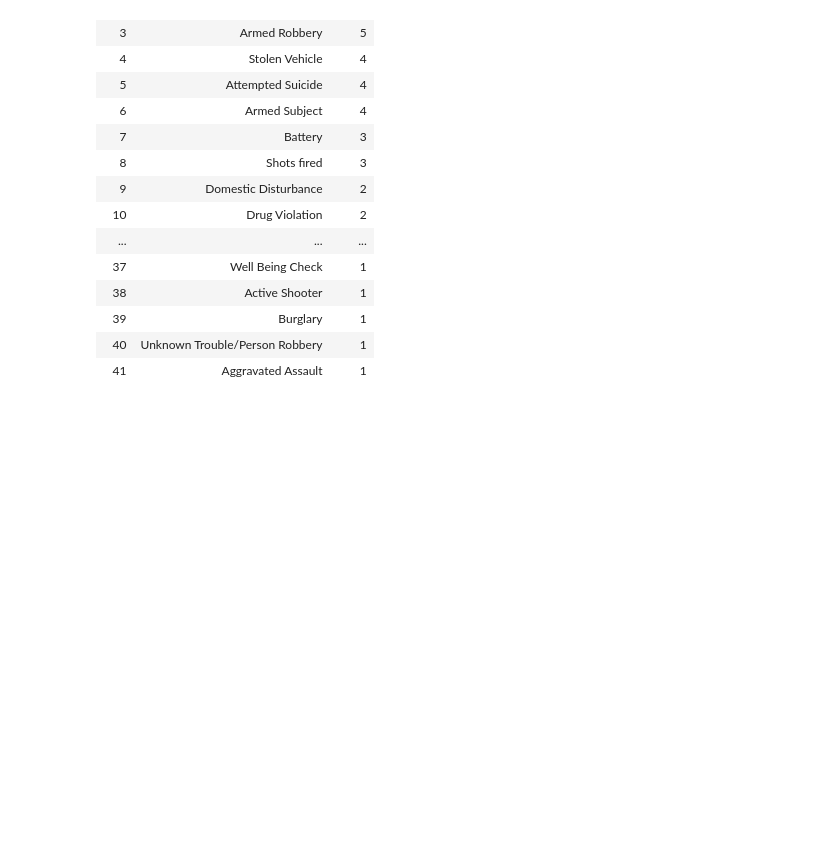
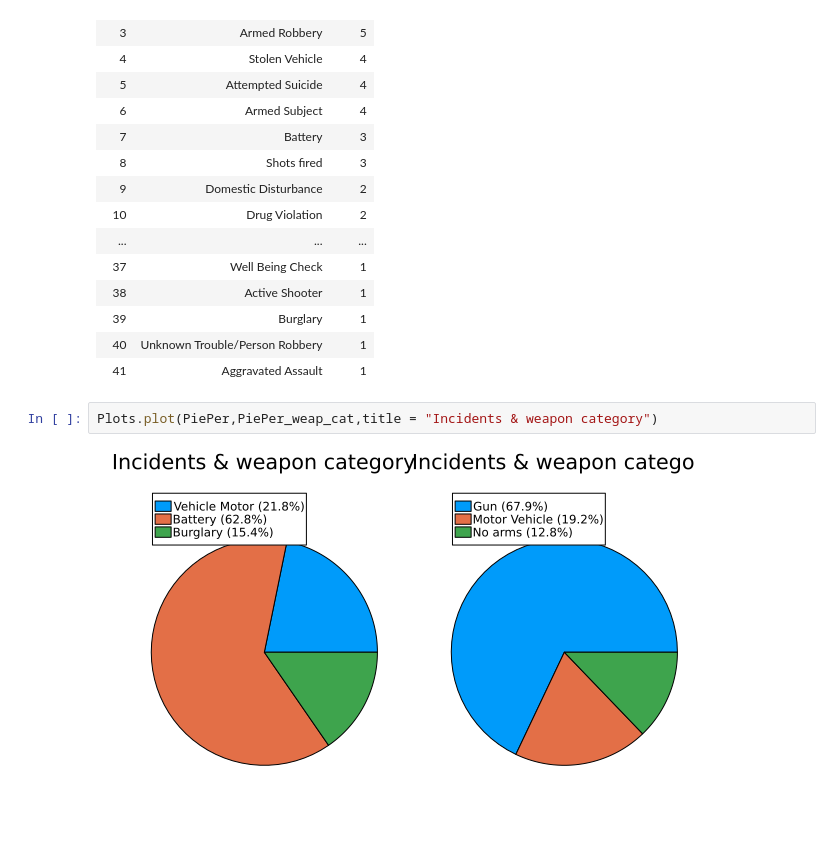
Before and after one commit to MorandR/CatchingCooks, a Jupyter notebook: CatchingCrooks.ipynb, the cells around one changed output. Saved outputs shown, nothing was run; the diff lists cells and outputs as text; blank space fills up the shorter version.

```diff
--- a/CatchingCrooks.ipynb
+++ b/CatchingCrooks.ipynb
@@ -401,3 +410,7 @@ sort(Inc_type_cnt,:count,rev=true)
 | 39 | Burglary | 1 |
 | 40 | Unknown Trouble/Person Robbery | 1 |
 | 41 | Aggravated Assault | 1 |
+# %%
+Plots.plot(PiePer,PiePer_weap_cat,title = "Incidents & weapon category")
+# %% [output]
+[figure, added]
```
Also changed, not shown: parts of 5 cells of this notebook.
